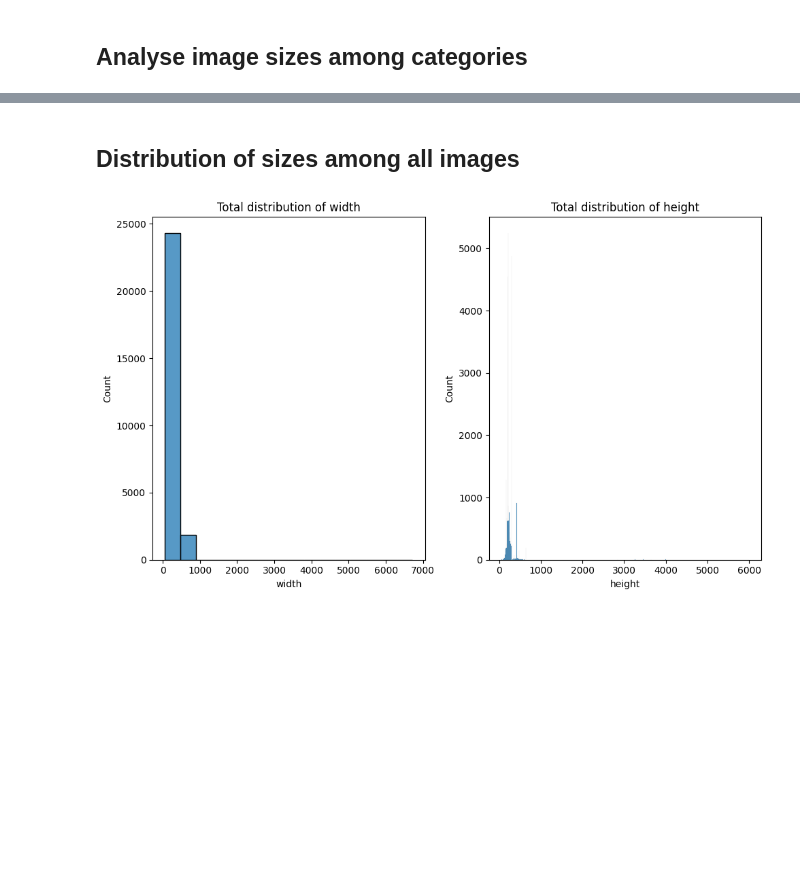
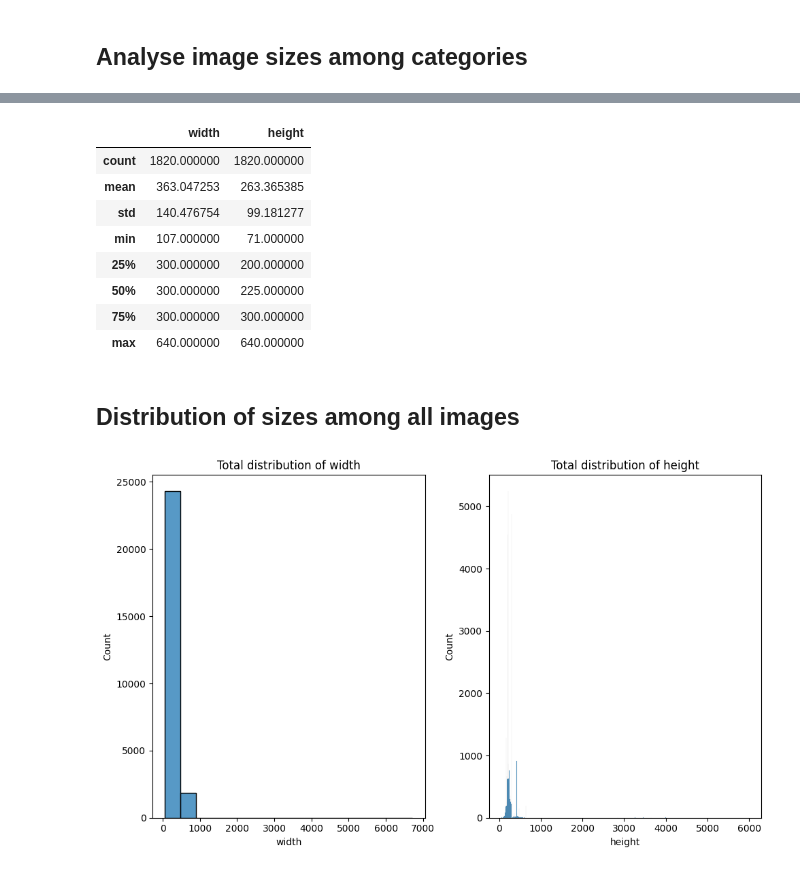
Before and after one commit to LeoneedDev/animal_classification, a Jupyter notebook: eda.ipynb, the cells around one changed output, grey strips where cells are left out. Saved outputs shown, nothing was run; the diff lists cells and outputs as text; code cells hidden in the pictures; blank space fills up the shorter version.

```diff
--- a/eda.ipynb
+++ b/eda.ipynb
@@ -164,3 +169,16 @@ plt.show()
+# %%
+category_sizes_df = categories_image_sizes['pecora']
+category_sizes_df.describe()
+# %% [output]
+|  | width | height |
+| count | 1820.000000 | 1820.000000 |
+| mean | 363.047253 | 263.365385 |
+| std | 140.476754 | 99.181277 |
+| min | 107.000000 | 71.000000 |
+| 25% | 300.000000 | 200.000000 |
+| 50% | 300.000000 | 225.000000 |
+| 75% | 300.000000 | 300.000000 |
+| max | 640.000000 | 640.000000 |
 # %% [markdown]
 ## Distribution of sizes among all images
 # %%
```
Also changed, not shown: parts of 13 cells of this notebook, 1 other file.
